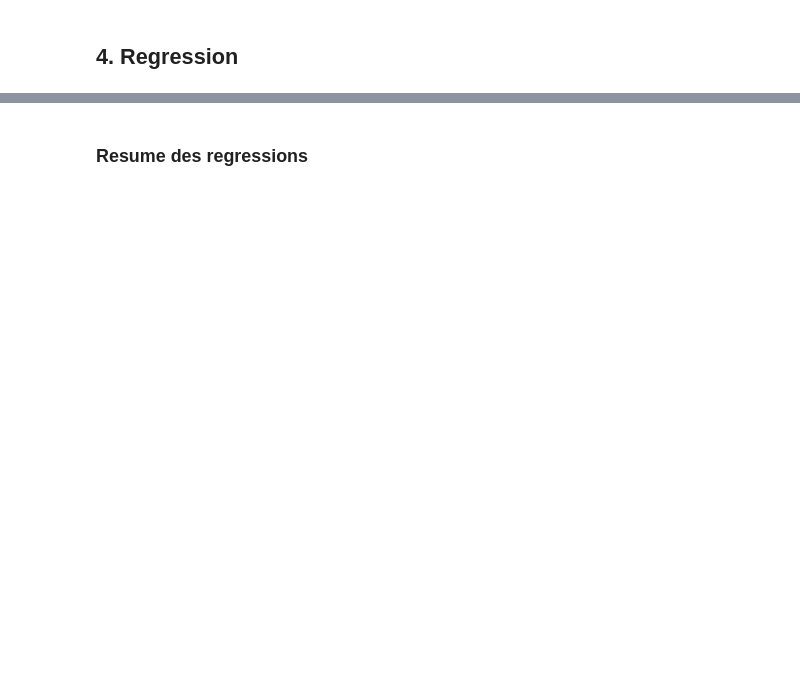
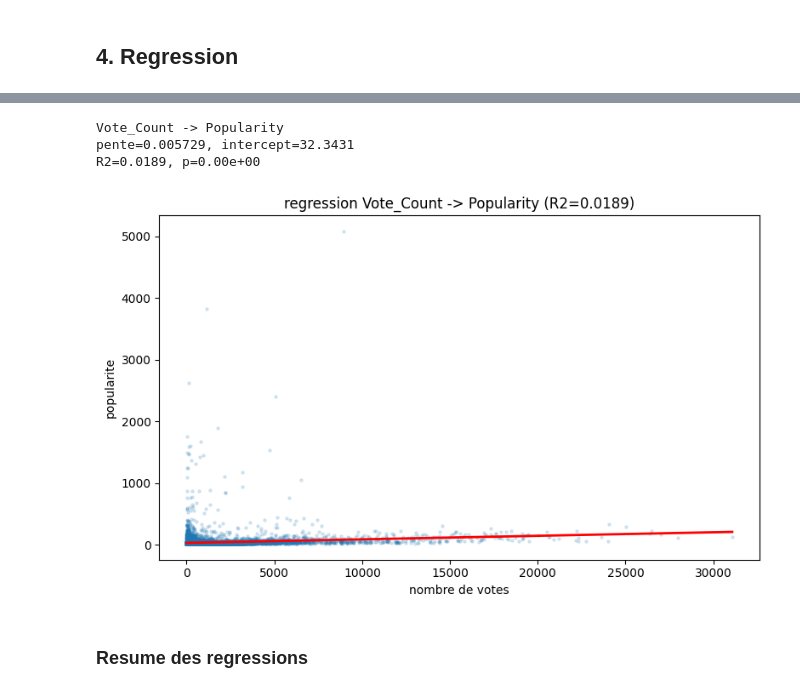
Before and after one commit to Dylan801/8PRO408, a Jupyter notebook: notebook.ipynb, the cells around one changed output, grey strips where cells are left out. Drawn from its saved outputs; the diff is of its cells as text; code cells hidden in the pictures; blank space fills up the shorter version.

```diff
--- a/notebook.ipynb
+++ b/notebook.ipynb
@@ -226,23 +329,28 @@ plt.show()
 # %%
 # regression : Vote_Count -> Popularity
 clean = df.dropna(subset=["Vote_Count", "Popularity"])
 x = clean["Vote_Count"].values
 y = clean["Popularity"].values
 
-slope, intercept, r_value, p_value, std_err = stats.linregress(x, y)
+slope, intercept, r_value, p_value, std_err = linregress_np(x, y)
 print(f"Vote_Count -> Popularity")
 print(f"pente={slope:.6f}, intercept={intercept:.4f}")
 print(f"R2={r_value**2:.4f}, p={p_value:.2e}")
 
 fig, ax = plt.subplots(figsize=(8, 5))
 ax.scatter(x, y, alpha=0.15, s=5)
 x_line = np.linspace(x.min(), x.max(), 100)
 ax.plot(x_line, slope * x_line + intercept, color="red", linewidth=2)
 ax.set_xlabel("nombre de votes")
 ax.set_ylabel("popularite")
 ax.set_title(f"regression Vote_Count -> Popularity (R2={r_value**2:.4f})")
 plt.tight_layout()
 plt.show()
+# %% [output]
+Vote_Count -> Popularity
+pente=0.005729, intercept=32.3431
+R2=0.0189, p=0.00e+00
+[figure, added]
 # %% [markdown]
 ### Resume des regressions
 # %%
```
Also changed, not shown: parts of 42 cells of this notebook, 2 other files.
